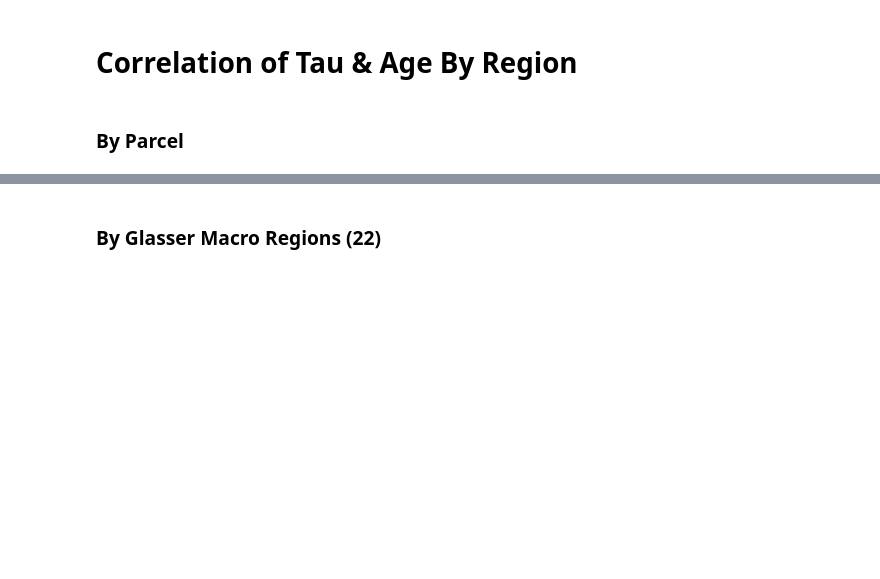
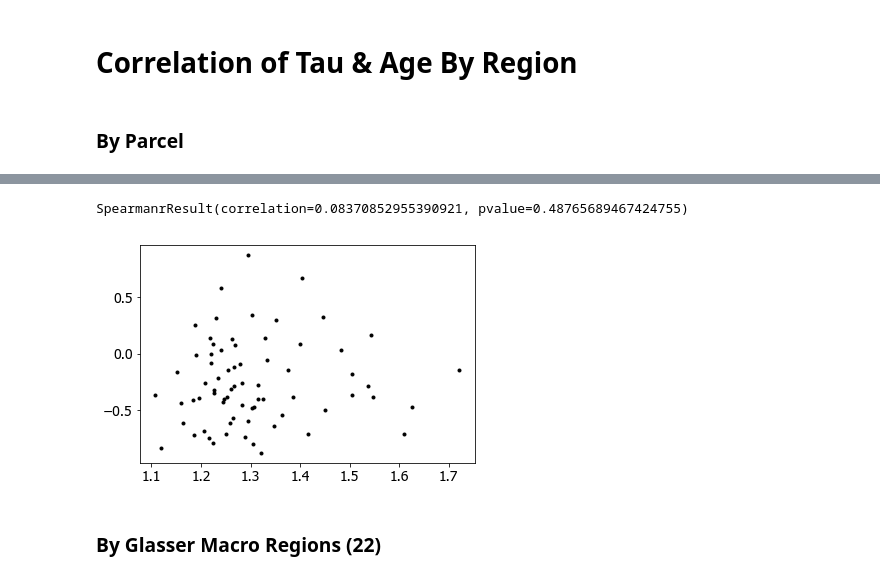
Before and after one commit to rdgao/field-echos, a Jupyter notebook: notebooks/viz_human_MMP.ipynb, the cells around one changed output, grey strips where cells are left out. Cells and saved outputs as stored; diff of their text form; code cells hidden in the pictures; blank space fills up the shorter version.

```diff
--- a/notebooks/viz_human_MMP.ipynb
+++ b/notebooks/viz_human_MMP.ipynb
@@ -227,2 +233,10 @@ colormap sequential: [-1.00e+00, 0.00e+00, 1.00e+00] (opaque)
+# %%
+parcel_corr = df_age_corr['rho']
+parcel_corr[df_age_corr['n_subjs']<=min_subjs]=np.nan
+plt.plot(df_struct['T1T2'], parcel_corr,'k.')
+stats.spearmanr(df_struct['T1T2'].values.astype(float), parcel_corr.values.astype(float), nan_policy='omit')
+# %% [output]
+SpearmanrResult(correlation=0.08370852955390921, pvalue=0.48765689467424755)
+[figure, added]
 # %% [markdown]
 ### By Glasser Macro Regions (22)
```
Also changed, not shown: parts of 11 cells of this notebook, 20 other files.
